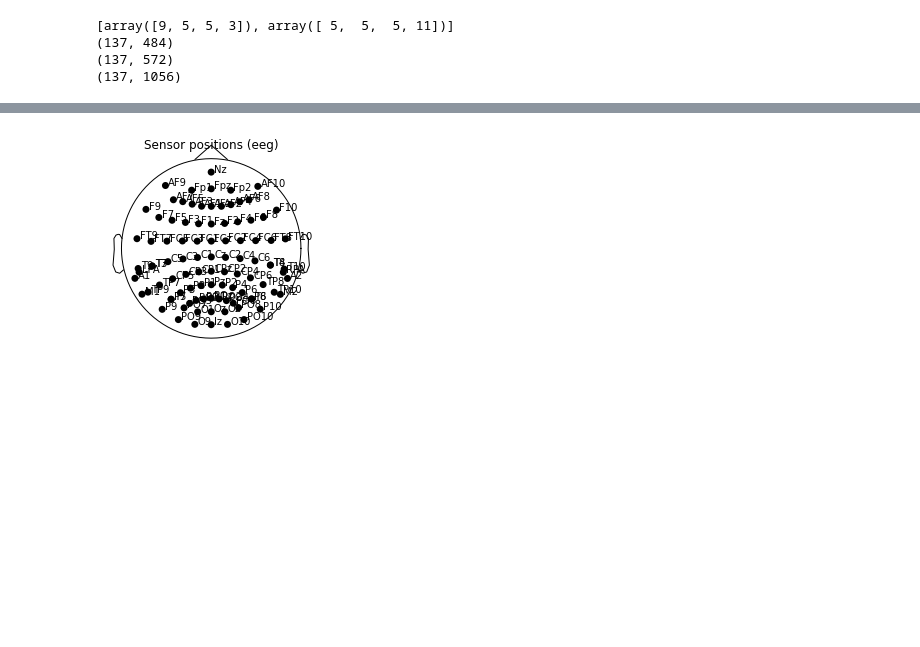
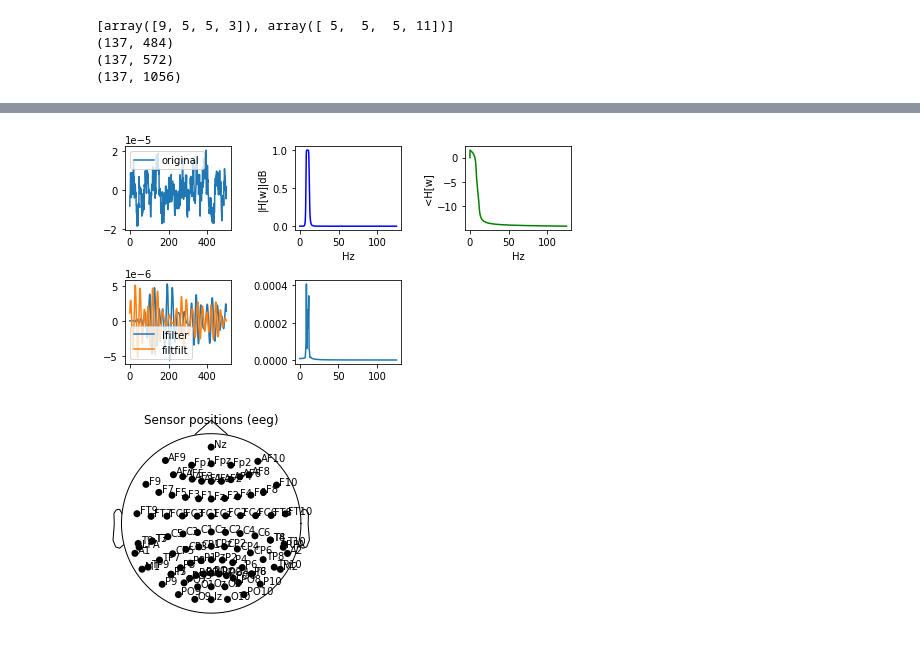
Before and after one commit to amalvarezme/ProcesoDigitalSen, a Jupyter notebook: ProyectoFinalPDS_20201.ipynb, the cells around one changed output, grey strips where cells are left out. Drawn from its saved outputs; the diff is of its cells as text; code cells hidden in the pictures; blank space fills up the shorter version.

```diff
--- a/ProyectoFinalPDS_20201.ipynb
+++ b/ProyectoFinalPDS_20201.ipynb
@@ -322,3 +337,53 @@ print(Xdata_rep.shape)
+# %%
+# Filtro pasabanda según ritmos cerebrales
+#filtro butterworth
+#filtfilt y lfilter
+from scipy import signal
+trial = 0
+ch = 11
+data = Xraw[trial,ch,:] #trial, ch, muestras
+
+plt.figure(figsize=(8,4))
+plt.subplot(231)
+plt.plot(data,label='original')
+plt.legend()
+
+#diseñar filtro
+lowcut = 8
+highcut = 12
+order = 5
+b, a = butter_bandpass(lowcut, highcut, fs, order=order)#diseño
+w, h = signal.freqz(b,a,fs=fs)
+#plt.plot(w, 20 * np.log10(abs(h)), 'b')
+#graficar magnitud
+plt.subplot(232)
+plt.plot(w, abs(h), 'b')
+plt.xlabel('Hz')
+plt.ylabel('|H[w]|dB')
+
+
+#graficar fase
+angles = np.unwrap(np.angle(h))
+plt.subplot(233)
+plt.plot(w, angles, 'g')
+plt.xlabel('Hz')
+plt.ylabel('<H[w]')
+
+plt.subplot(234)
+y = signal.lfilter(b, a, data)
+plt.plot(y,label='lfilter')
+y = signal.filtfilt(b,a,data)
+plt.plot(y,label='filtfilt')
+plt.legend()
+
+plt.subplot(235)
+Yw = np.fft.rfft(y)
+fv = np.fft.rfftfreq(y.shape[0],1/fs)
+plt.plot(fv,abs(Yw))
+plt.subplots_adjust(hspace=0.6,wspace=0.6)
+plt.show()
+# %% [output]
+[figure, added]
 # %%
 #https://en.wikipedia.org/wiki/Neural_oscillation
 #ver funcionamiento caracterizacion de common spatial patterns -> especial para motor imagery
```
Also changed, not shown: parts of 5 cells of this notebook.
